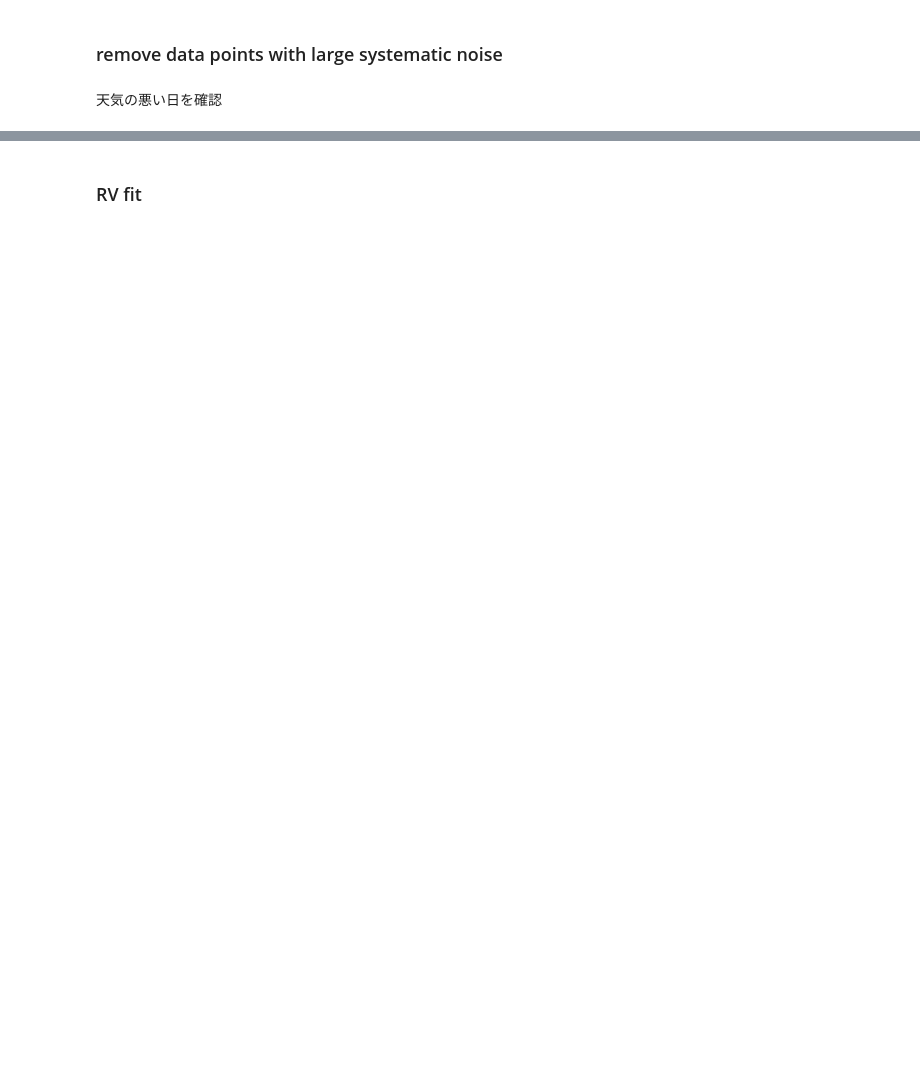
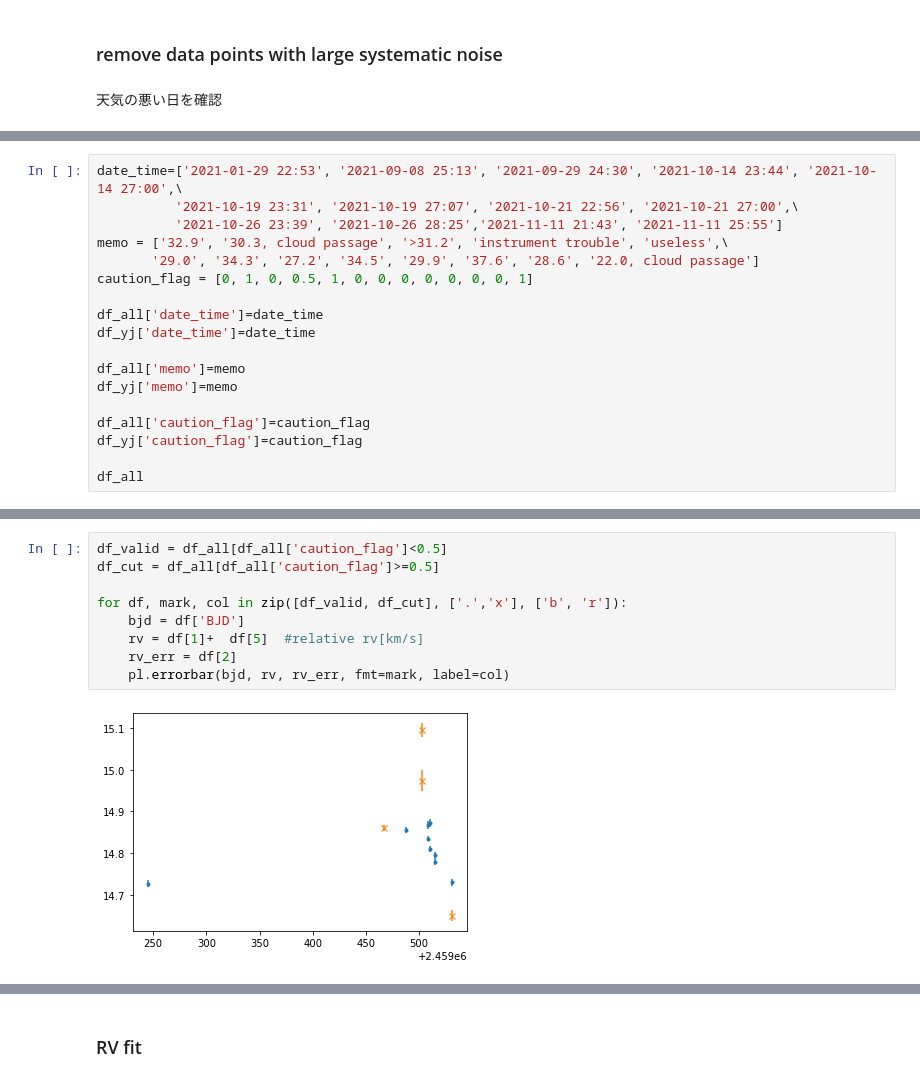
Before and after one commit to jpdeleon/toi1696, a Jupyter notebook: notebooks/RV analysis.ipynb, the cells around one changed output, grey strips where cells are left out. Cells and saved outputs as stored; diff of their text form; blank space fills up the shorter version.

```diff
--- a/notebooks/RV analysis.ipynb
+++ b/notebooks/RV analysis.ipynb
@@ -47,0 +97,18 @@ pl.errorbar(time, rv, rv_err, fmt='.')
+# %%
+date_time=['2021-01-29 22:53', '2021-09-08 25:13', '2021-09-29 24:30', '2021-10-14 23:44', '2021-10-14 27:00',\
+          '2021-10-19 23:31', '2021-10-19 27:07', '2021-10-21 22:56', '2021-10-21 27:00',\
+          '2021-10-26 23:39', '2021-10-26 28:25','2021-11-11 21:43', '2021-11-11 25:55']
+memo = ['32.9', '30.3, cloud passage', '>31.2', 'instrument trouble', 'useless',\
+       '29.0', '34.3', '27.2', '34.5', '29.9', '37.6', '28.6', '22.0, cloud passage']
+caution_flag = [0, 1, 0, 0.5, 1, 0, 0, 0, 0, 0, 0, 0, 1]
+
+df_all['date_time']=date_time
+df_yj['date_time']=date_time
+
+df_all['memo']=memo
+df_yj['memo']=memo
+
+df_all['caution_flag']=caution_flag
+df_yj['caution_flag']=caution_flag
+
+df_all
@@ -47,0 +130,11 @@ pl.errorbar(time, rv, rv_err, fmt='.')
+# %%
+df_valid = df_all[df_all['caution_flag']<0.5]
+df_cut = df_all[df_all['caution_flag']>=0.5]
+
+for df, mark, col in zip([df_valid, df_cut], ['.','x'], ['b', 'r']):
+    bjd = df['BJD']
+    rv = df[1]+  df[5]  #relative rv[km/s]
+    rv_err = df[2]
+    pl.errorbar(bjd, rv, rv_err, fmt=mark, label=col)
+# %% [output]
+[figure, added]
```
Also changed, not shown: parts of 11 cells of this notebook.
